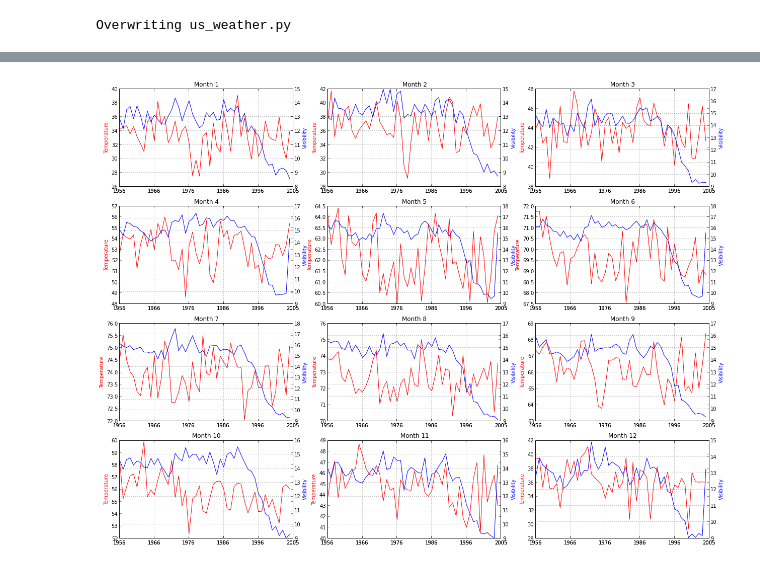
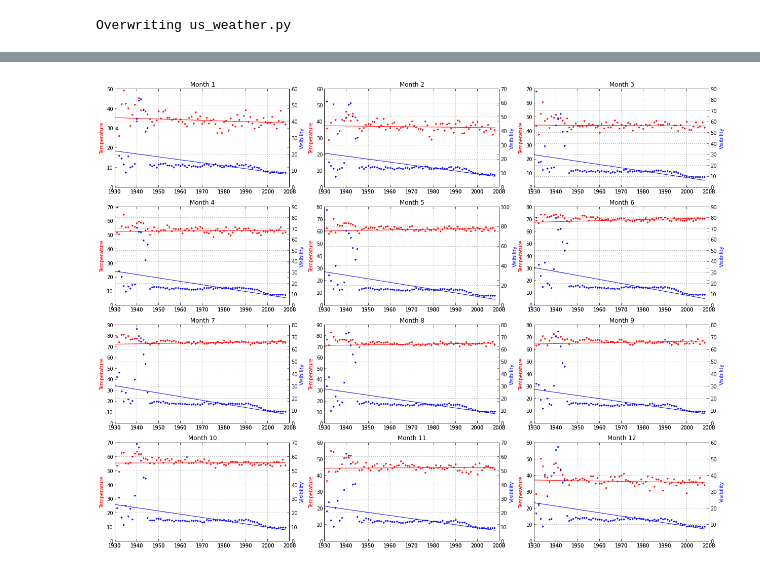
Before and after one commit to stream101/bigdata_final, a Jupyter notebook: US_weather.ipynb, the cells around one changed output, grey strips where cells are left out. Drawn from its saved outputs; the diff is of its cells as text; code cells hidden in the pictures.

Commit message:
add us weather notebook

```diff
--- a/US_weather.ipynb
+++ b/US_weather.ipynb
@@ -182,36 +183,46 @@ Removing all files in s3://xinxin.bucket/scratch/us_weather.ubuntu.20140612.0531
 # %%
 import csv
+from numpy import arange,array,ones,linalg
 
 def plot_month(fig, temp, visib, loc):
+    # compute regression line
+    xi = arange(0,79)
+    A = array([ xi, ones(79)])
+    w = linalg.lstsq(A.T, temp)[0]
+    line1 = w[0]*xi + w[1]
     ax1 = fig.add_subplot(4,3,loc)
-    line1 = ax1.plot(temp, 'r')
+    #line1 = ax1.plot(temp, 'r')
+    ax1.plot(xi, line1,'r-', xi, temp,'r.')
     ylabel("Temperature", color='r')
-    labels = ['1956', '1966', '1976', '1986', '1996', '2005']
+    #labels = ['1956', '1966', '1976', '1986', '1996', '2005']
+    labels = ['1930', '1940', '1950', '1960', '1970', '1980', '1990', '2000', '2008']
     ax1.set_xticklabels(labels)
     ax2 = fig.add_subplot(4,3,loc,sharex=ax1, frameon=False)
     ax2.yaxis.tick_right()
-    line2 = ax2.plot(visib, 'b')
+    w = linalg.lstsq(A.T, visib)[0]
+    line2 = w[0]*xi + w[1]
+    ax2.plot(xi,line2, 'b-', xi, visib, 'b.')
     ax2.yaxis.set_label_position("right")
     ylabel("Visibility",  color='b')
     title('Month ' + str(loc))
     grid()
 
-temp_mon = np.zeros([13,50])
-visib_mon = np.zeros([13,50])
-fread = open('/home/ubuntu/UCSD_BigData/data/weather/ncdc/us50', 'rb')
+temp_mon = np.zeros([13,79])
+visib_mon = np.zeros([13,79])
+fread = open('/home/ubuntu/UCSD_BigData/data/weather/ncdc/us80', 'rb')
 reader = csv.reader(fread)
 for each in reader:
     year = int(each[0])
     mon = int(each[1])
     avg_temp = float(each[2])
     avg_visib = float(each[3])
-    temp_mon[mon,year-1956] = avg_temp
-    visib_mon[mon,year-1956] = avg_visib
+    temp_mon[mon,year-1930] = avg_temp
+    visib_mon[mon,year-1930] = avg_visib
 fread.close()
 
 
 fig = plt.figure(figsize=(7*3,4*4),dpi=300)
 for i in range(1,13):
     plot_month(fig, temp_mon[i], visib_mon[i], i)
 # %% [output]
-[figure, old version]
+[figure, new version]
```
Also changed, not shown: parts of 5 cells of this notebook.
